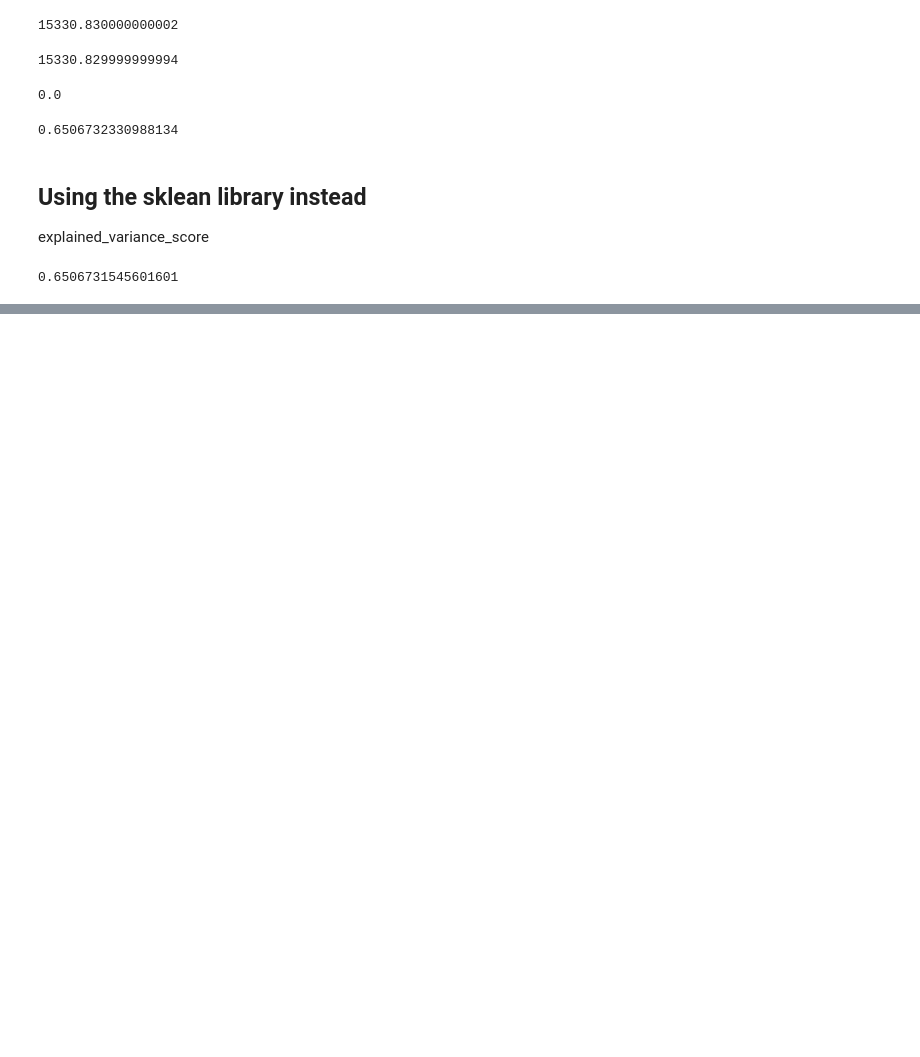
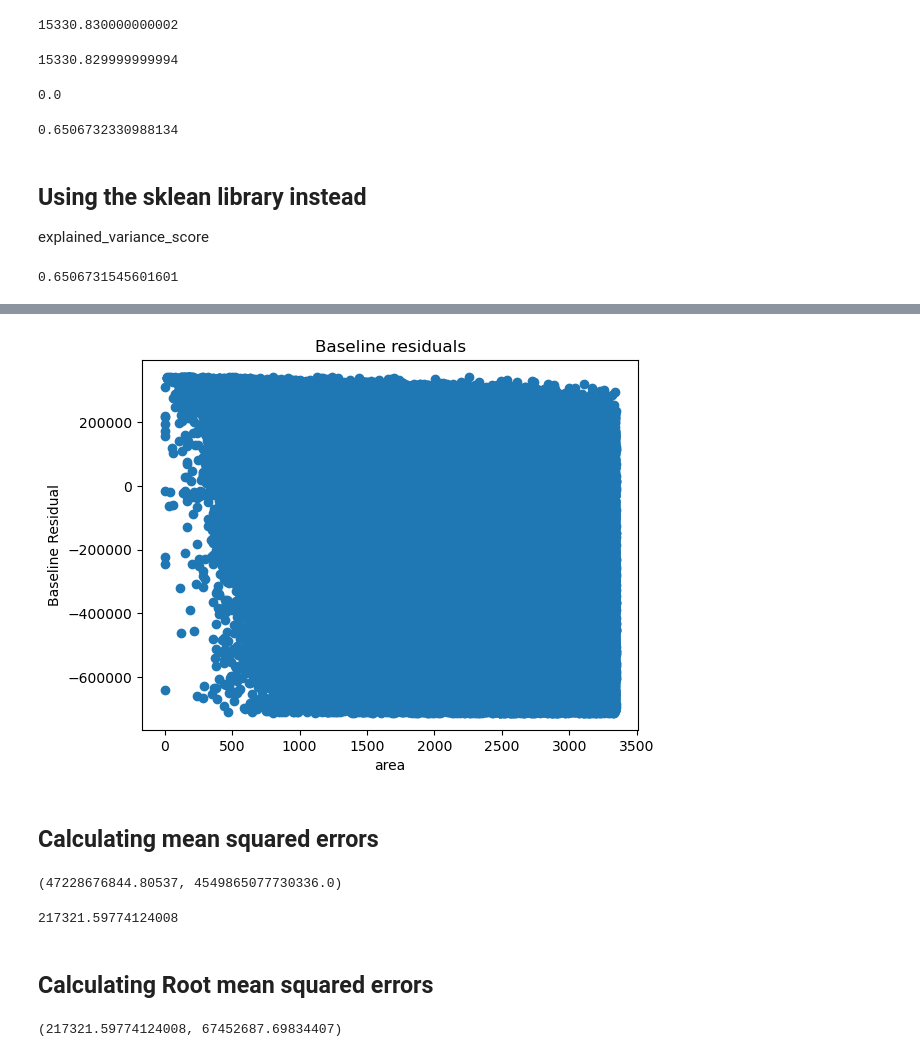
Before and after one commit to wherrickjr/regression-exercises, a Jupyter notebook: evaluate.ipynb, the cells around one changed output, grey strips where cells are left out. Cells and saved outputs as stored; diff of their text form; code cells hidden in the pictures; blank space fills up the shorter version.

```diff
--- a/evaluate.ipynb
+++ b/evaluate.ipynb
@@ -243,0 +338,29 @@ explained_variance_score(preds['mpg'], preds['yhat'])
+# %%
+plt.scatter(reg_zillow['area'], reg_zillow['baseline_res'])
+plt.xlabel('area')
+plt.ylabel('Baseline Residual')
+plt.title('Baseline residuals')
+plt.show()
+# %% [output]
+[figure, added]
+# %% [markdown]
+## Calculating mean squared errors
+# %%
+mse_base = base_sse / len(reg_zillow)
+mse_yhat = zillow_sse / len(reg_zillow)
+
+mse_base , mse_yhat
+# %% [output]
+(47228676844.80537, 4549865077730336.0)
+# %%
+sqrt(mean_squared_error(reg_zillow['tax_value'], reg_zillow['baseline']))
+# %% [output]
+217321.59774124008
+# %% [markdown]
+## Calculating Root mean squared errors
+# %%
+rmse_base = sqrt(mse_base)
+rmse_yhat = sqrt(mse_yhat)
+rmse_base, rmse_yhat
+# %% [output]
+(217321.59774124008, 67452687.69834407)
```
Also changed, not shown: parts of 31 cells of this notebook.
